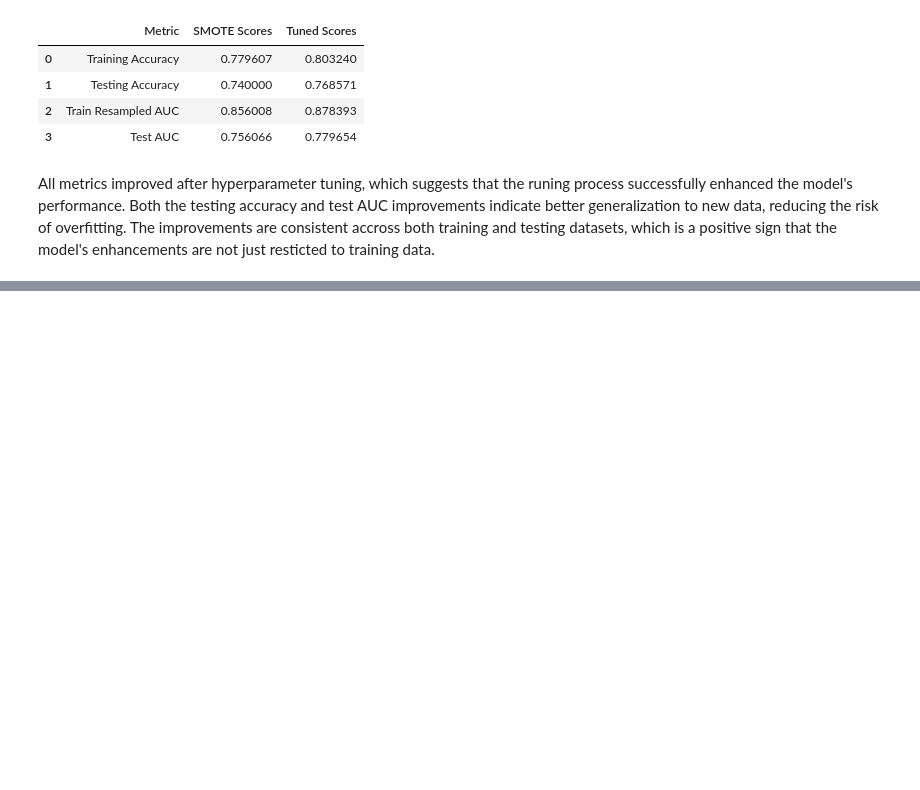
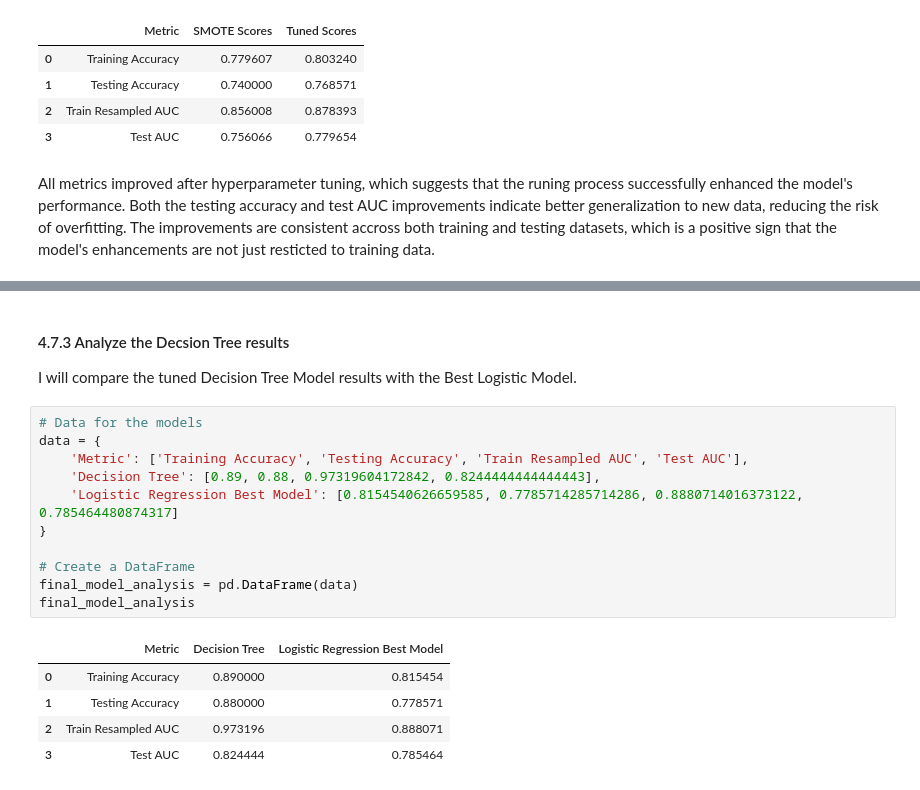
Before and after one commit to WambuiMunene/Phase-3-Project, a Jupyter notebook: index.ipynb, the cells around one changed output, grey strips where cells are left out. Drawn from its saved outputs; the diff is of its cells as text; blank space fills up the shorter version.

```diff
--- a/index.ipynb
+++ b/index.ipynb
@@ -1092,0 +1212,21 @@ All metrics improved after hyperparameter tuning, which suggests that the runing
+# %% [markdown]
+#### 4.7.3 Analyze the Decsion Tree results
+
+I will compare the tuned Decision Tree Model results with the Best Logistic Model.
+# %%
+# Data for the models
+data = {
+    'Metric': ['Training Accuracy', 'Testing Accuracy', 'Train Resampled AUC', 'Test AUC'],
+    'Decision Tree': [0.89, 0.88, 0.97319604172842, 0.8244444444444443],
+    'Logistic Regression Best Model': [0.8154540626659585, 0.7785714285714286, 0.8880714016373122, 0.785464480874317]
+}
+
+# Create a DataFrame
+final_model_analysis = pd.DataFrame(data)
+final_model_analysis
+# %% [output]
+|  | Metric | Decision Tree | Logistic Regression Best Model |
+| 0 | Training Accuracy | 0.890000 | 0.815454 |
+| 1 | Testing Accuracy | 0.880000 | 0.778571 |
+| 2 | Train Resampled AUC | 0.973196 | 0.888071 |
+| 3 | Test AUC | 0.824444 | 0.785464 |
```
Also changed, not shown: parts of 14 cells of this notebook.
